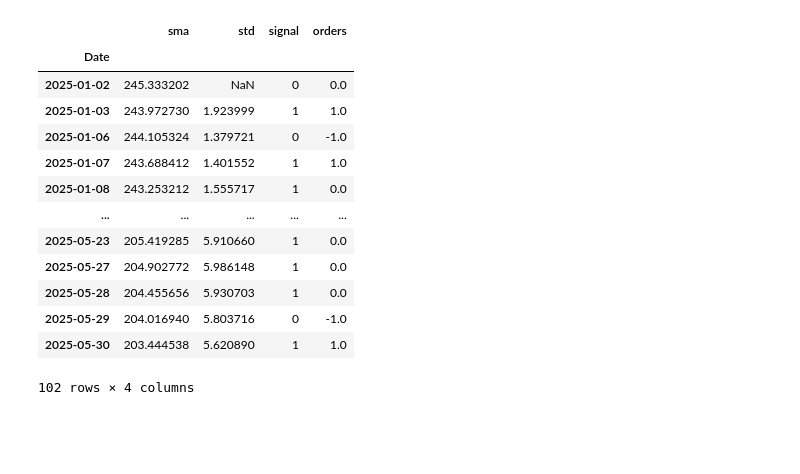
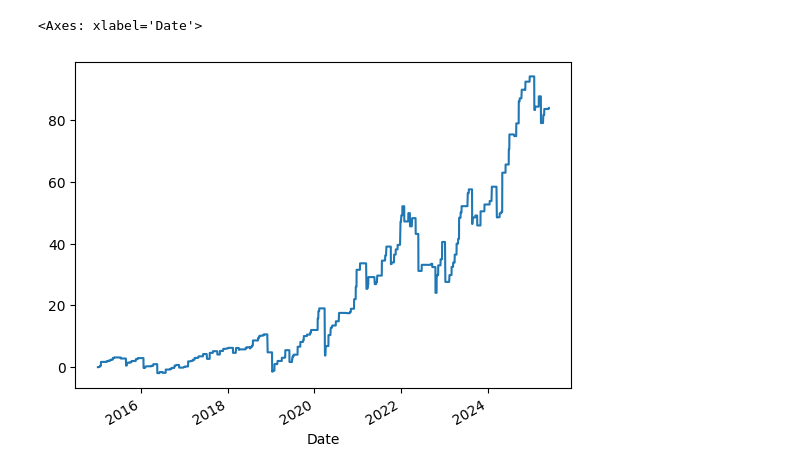
Before and after one commit to elissamim/quant_research_toolbox, a Jupyter notebook: notebooks/1-momentum_sma_crossover.ipynb, the cells around one changed output. Cells and saved outputs as stored; diff of their text form; code cells hidden in the pictures; blank space fills up the shorter version.

```diff
--- a/notebooks/1-momentum_sma_crossover.ipynb
+++ b/notebooks/1-momentum_sma_crossover.ipynb
@@ -60,17 +38,6 @@ Momentum.naive_momentum(df_aapl, "ohlc_price")
 # %%
-MeanReversion.sma_mean_reversion(df_aapl, "ohlc_price")
+df_mr = MeanReversion.sma_mean_reversion(df_aapl, "ohlc_price")
+df_mr["cumulative_returns"].plot()
 # %% [output]
-|  | sma | std | signal | orders |
-| Date |  |  |  |  |
-| 2025-01-02 | 245.333202 | NaN | 0 | 0.0 |
-| 2025-01-03 | 243.972730 | 1.923999 | 1 | 1.0 |
-| 2025-01-06 | 244.105324 | 1.379721 | 0 | -1.0 |
-| 2025-01-07 | 243.688412 | 1.401552 | 1 | 1.0 |
-| 2025-01-08 | 243.253212 | 1.555717 | 1 | 0.0 |
-| ... | ... | ... | ... | ... |
-| 2025-05-23 | 205.419285 | 5.910660 | 1 | 0.0 |
-| 2025-05-27 | 204.902772 | 5.986148 | 1 | 0.0 |
-| 2025-05-28 | 204.455656 | 5.930703 | 1 | 0.0 |
-| 2025-05-29 | 204.016940 | 5.803716 | 0 | -1.0 |
-| 2025-05-30 | 203.444538 | 5.620890 | 1 | 1.0 |
-102 rows × 4 columns
+<Axes: xlabel='Date'>
+[figure, added]
```
Also changed, not shown: parts of 6 cells of this notebook, 2 other files.
